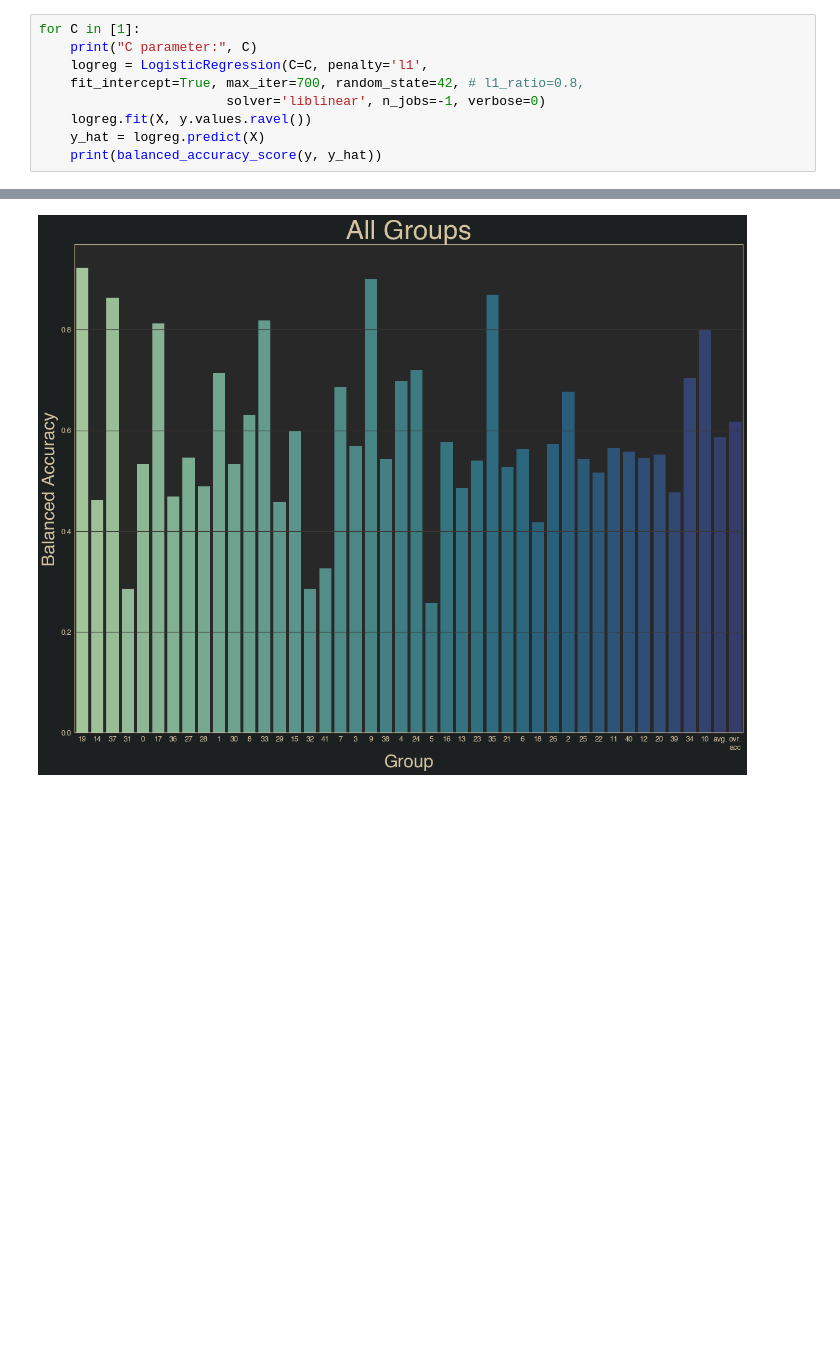
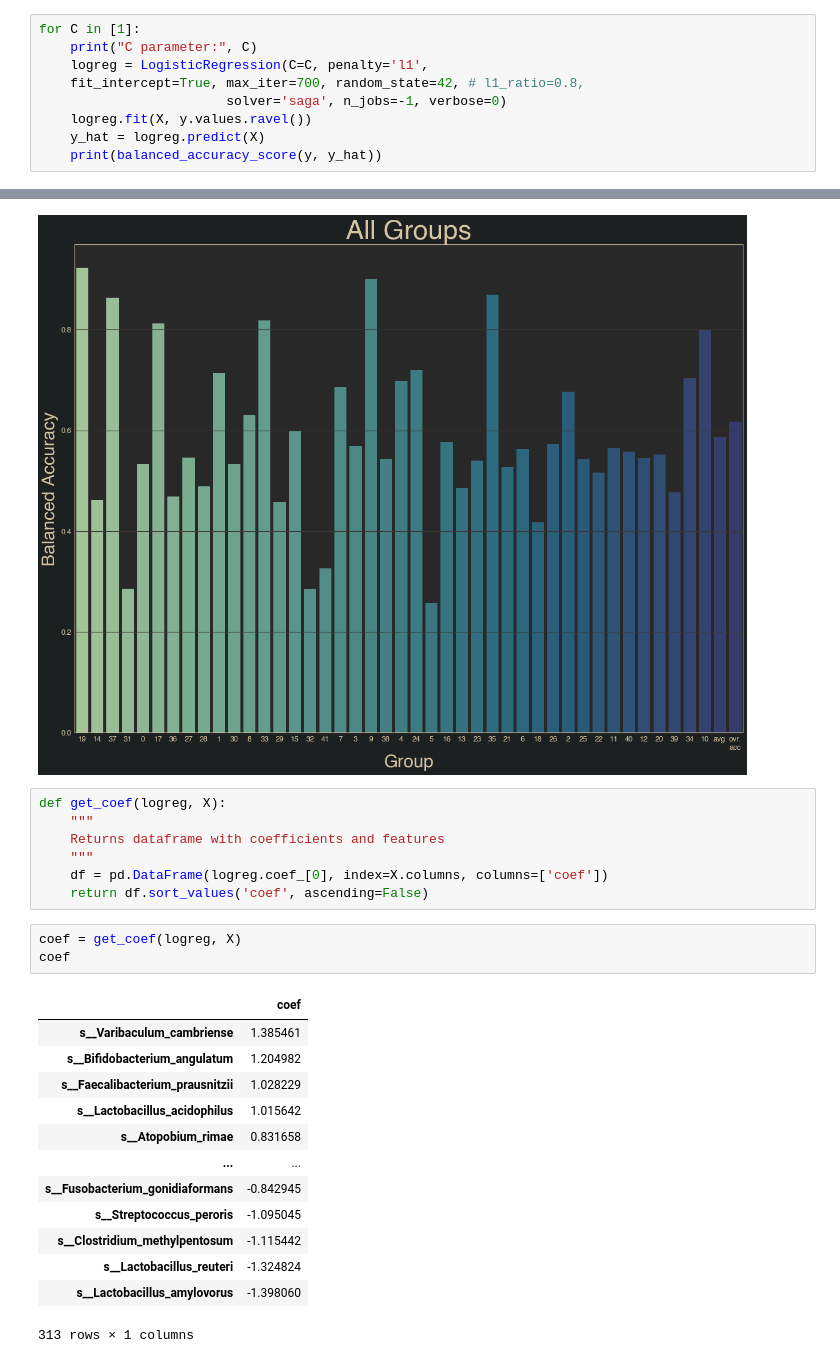
Before and after one commit to danielchang2002/GMHI2-Scratchpad, a Jupyter notebook: src/logistic_regression.ipynb, the cells around one changed output, grey strips where cells are left out. Saved outputs shown, nothing was run; the diff lists cells and outputs as text; blank space fills up the shorter version.

Commit message:
:bookmark: export coefficients

```diff
--- a/src/logistic_regression.ipynb
+++ b/src/logistic_regression.ipynb
@@ -111,7 +111,7 @@ for C in [1]:
     print("C parameter:", C)
     logreg = LogisticRegression(C=C, penalty='l1',
     fit_intercept=True, max_iter=700, random_state=42, # l1_ratio=0.8,
-                        solver='liblinear', n_jobs=-1, verbose=0)
+                        solver='saga', n_jobs=-1, verbose=0)
     logreg.fit(X, y.values.ravel())
     y_hat = logreg.predict(X)
     print(balanced_accuracy_score(y, y_hat))
@@ -242,3 +242,27 @@ plot_study_scores(y, scores)
 [figure]
 [figure]
 [figure]
+# %%
+def get_coef(logreg, X):
+    """
+    Returns dataframe with coefficients and features
+    """
+    df = pd.DataFrame(logreg.coef_[0], index=X.columns, columns=['coef'])
+    return df.sort_values('coef', ascending=False)
+# %%
+coef = get_coef(logreg, X)
+coef
+# %% [output]
+|  | coef |
+| s__Varibaculum_cambriense | 1.385461 |
+| s__Bifidobacterium_angulatum | 1.204982 |
+| s__Faecalibacterium_prausnitzii | 1.028229 |
+| s__Lactobacillus_acidophilus | 1.015642 |
+| s__Atopobium_rimae | 0.831658 |
+| ... | ... |
+| s__Fusobacterium_gonidiaformans | -0.842945 |
+| s__Streptococcus_peroris | -1.095045 |
+| s__Clostridium_methylpentosum | -1.115442 |
+| s__Lactobacillus_reuteri | -1.324824 |
+| s__Lactobacillus_amylovorus | -1.398060 |
+313 rows × 1 columns
```
Also changed, not shown: parts of 2 cells of this notebook, 1 other file.
